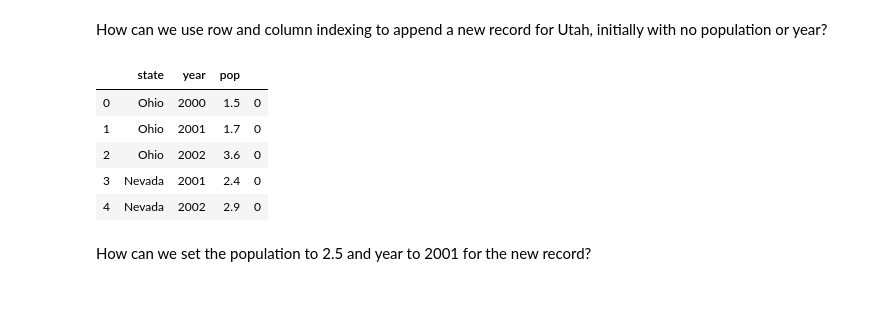
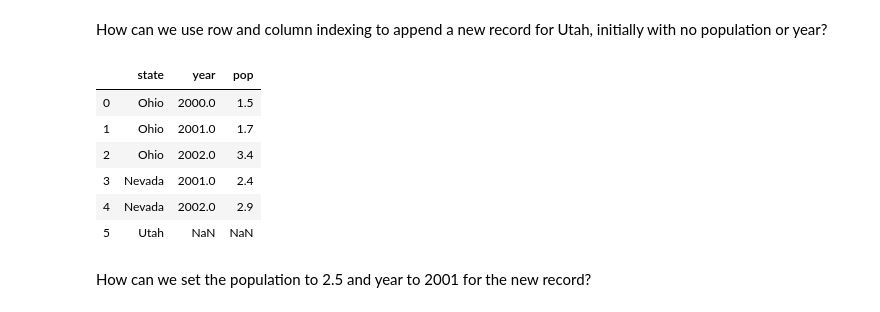
Before and after one commit to mnbo229/ce599, a Jupyter notebook: 06-Pandas Basics Part 2/Basic-Operations-Using-Pandas.ipynb, the cells around one changed output. Drawn from its saved outputs; the diff is of its cells as text; code cells hidden in the pictures.

```diff
--- a/06-Pandas Basics Part 2/Basic-Operations-Using-Pandas.ipynb
+++ b/06-Pandas Basics Part 2/Basic-Operations-Using-Pandas.ipynb
@@ -738,4 +770,4 @@ How can we print the row for Ohio, 2002, selecting on its values (not on row and
 # %% [markdown]
 How can we use row and column indexing to set the population of Ohio in 2002 to 3.4?
 # %%
-df.loc[1 for 2002,'pop'] = 3.4 #change the value of the cell
+df.loc[2,'pop'] = 3.4 #change the value of the cell
@@ -744,14 +774,15 @@ SyntaxError: invalid syntax (<ipython-input-31-dad34b0821d2>, line 1)
 # %% [markdown]
 How can we use row and column indexing to append a new record for Utah, initially with no population or year?
-# %%
-df[""]=0  #check with this
-df
-# %% [output]
-|  | state | year | pop |  |
-| 0 | Ohio | 2000 | 1.5 | 0 |
-| 1 | Ohio | 2001 | 1.7 | 0 |
-| 2 | Ohio | 2002 | 3.6 | 0 |
-| 3 | Nevada | 2001 | 2.4 | 0 |
-| 4 | Nevada | 2002 | 2.9 | 0 |
+# %%
+df.loc[5,"state"]="Utah"  #add wth this
+df
+# %% [output]
+|  | state | year | pop |
+| 0 | Ohio | 2000.0 | 1.5 |
+| 1 | Ohio | 2001.0 | 1.7 |
+| 2 | Ohio | 2002.0 | 3.4 |
+| 3 | Nevada | 2001.0 | 2.4 |
+| 4 | Nevada | 2002.0 | 2.9 |
+| 5 | Utah | NaN | NaN |
 # %% [markdown]
 How can we set the population to 2.5 and year to 2001 for the new record?
```
Also changed, not shown: parts of 20 cells of this notebook.
